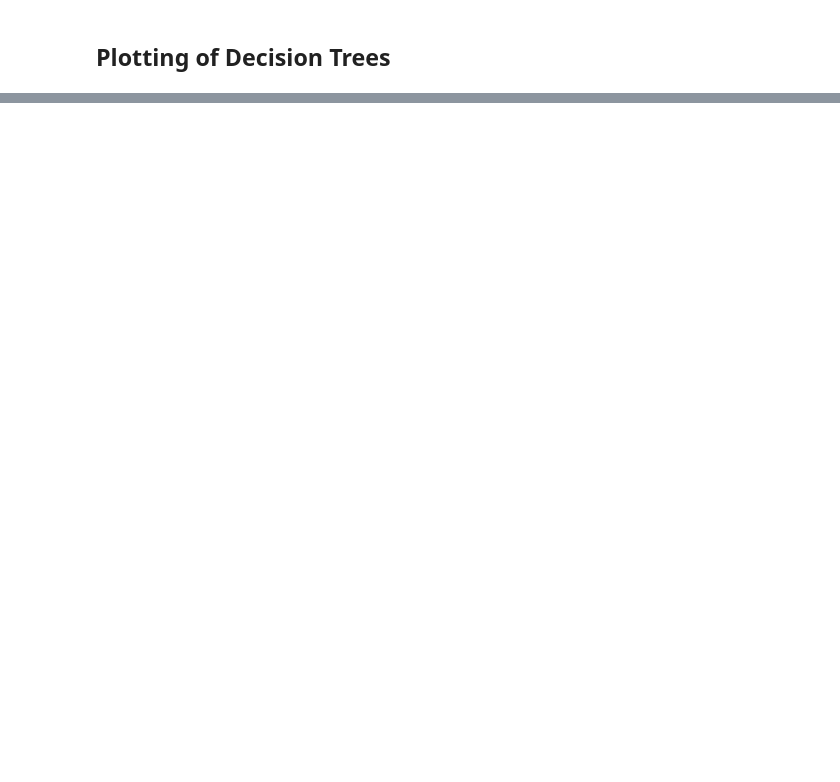
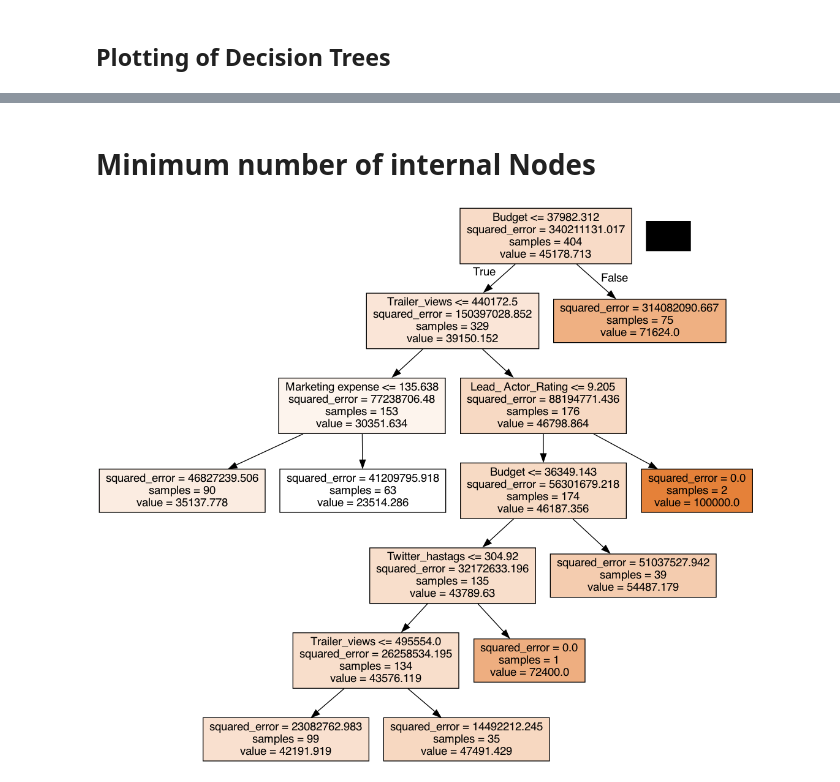
Before and after one commit to Nanda-Kiran-Royal/ML_practice, a Jupyter notebook: Decision_Tree.ipynb, the cells around one changed output, grey strips where cells are left out. Drawn from its saved outputs; the diff is of its cells as text; code cells hidden in the pictures; blank space fills up the shorter version.

```diff
--- a/Decision_Tree.ipynb
+++ b/Decision_Tree.ipynb
@@ -187,0 +201,10 @@ Image(graph.create_png())
+# %% [markdown]
+# Minimum number of internal Nodes
+# %%
+regtree2 = DecisionTreeRegressor(min_samples_split=100)
+regtree2.fit(X_train,y_train)
+dot_data = tree.export_graphviz(regtree2,feature_names=X_train.columns,filled=True)
+graph = pydotplus.graph_from_dot_data(dot_data)
+Image(graph.create_png())
+# %% [output]
+[figure, added]
```
Also changed, not shown: parts of 79 cells of this notebook, 1 other file.
